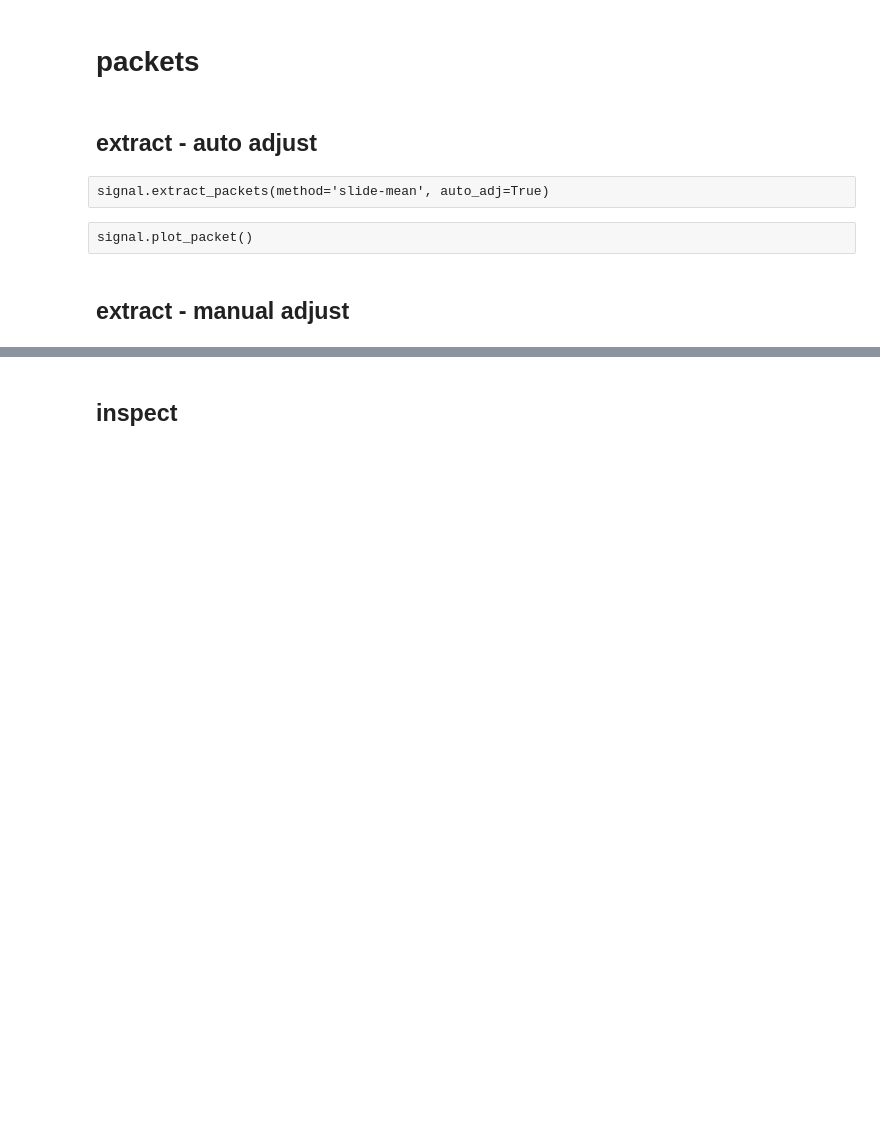
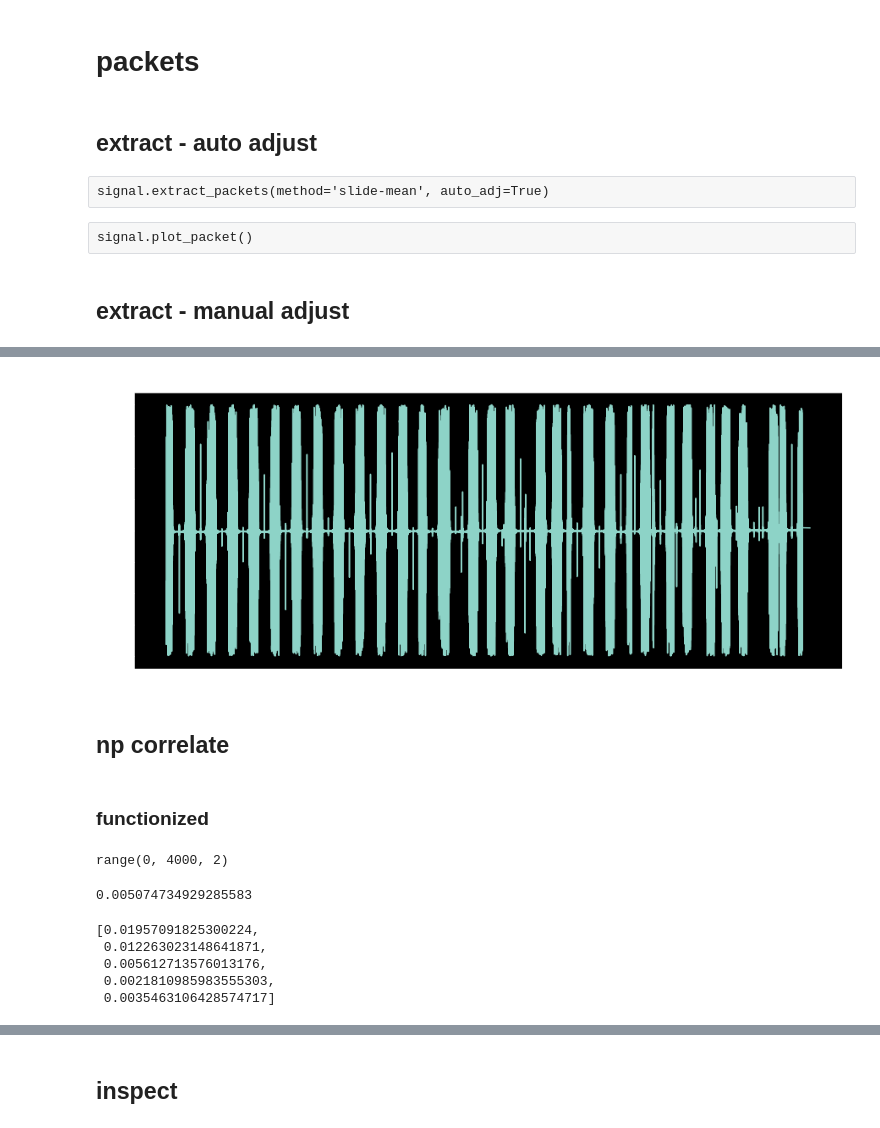
Before and after one commit to tjbergst/lorapy, a Jupyter notebook: data_processing_lorapy.ipynb, the cells around one changed output, grey strips where cells are left out. Cells and saved outputs as stored; diff of their text form; code cells hidden in the pictures; blank space fills up the shorter version.

```diff
--- a/data_processing_lorapy.ipynb
+++ b/data_processing_lorapy.ipynb
@@ -153,0 +157,7 @@ signal.plot_packet()
+# %%
+plt.figure(figsize=(15,6))
+packet.plot(real=False)
+# %% [output]
+[figure, added]
+# %% [markdown]
+## np correlate
@@ -153,0 +170,37 @@ signal.plot_packet()
+# %% [markdown]
+### functionized
+# %%
+def _create_shifts(samples_per_sym: int, range_factor: int=10, step: int=2):
+    return range(0, int(samples_per_sym * range_factor), step)
+
+shifts = _create_shifts(signal.stats.samp_per_sym, range_factor=10, step=2)
+shifts
+# %% [output]
+range(0, 4000, 2)
+# %%
+def _compute_corrcoefs(base_symbol: np.ndarray, packet_slice: np.ndarray):
+    return np.real(np.abs(
+        np.corrcoef(base_symbol, packet_slice)[0,1]
+    ))
+
+_compute_corrcoefs(base_symbol.data, packet.data[500:500+signal.stats.samp_per_sym - 1])
+# %% [output]
+0.005074734929285583
+# %%
+def shift_and_correlate(base_symbol: np.ndarray, packet: np.ndarray, samp_per_sym: int, shifts: list):
+    corr_vals = [
+        _compute_corrcoefs(base_symbol, packet[shift: shift + samp_per_sym - 1])
+        for shift in shifts
+    ]
+
+    return corr_vals
+
+
+corr_vals = shift_and_correlate(base_symbol.data, packet.data, signal.stats.samp_per_sym, shifts)
+corr_vals[:5]
+# %% [output]
+[0.01957091825300224,
+ 0.012263023148641871,
+ 0.005612713576013176,
+ 0.0021810985983555303,
+ 0.0035463106428574717]
```
Also changed, not shown: parts of 52 cells of this notebook.
